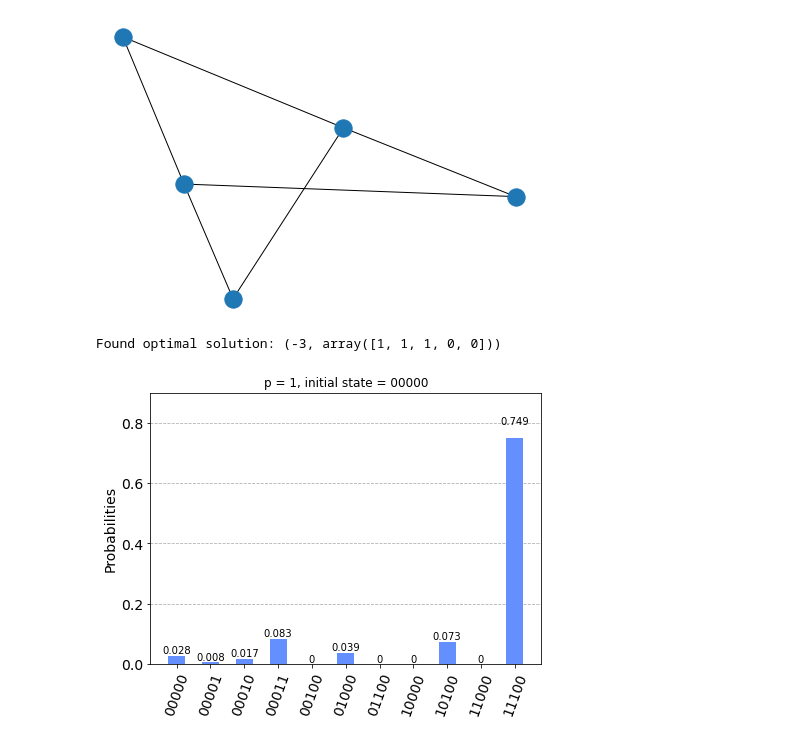
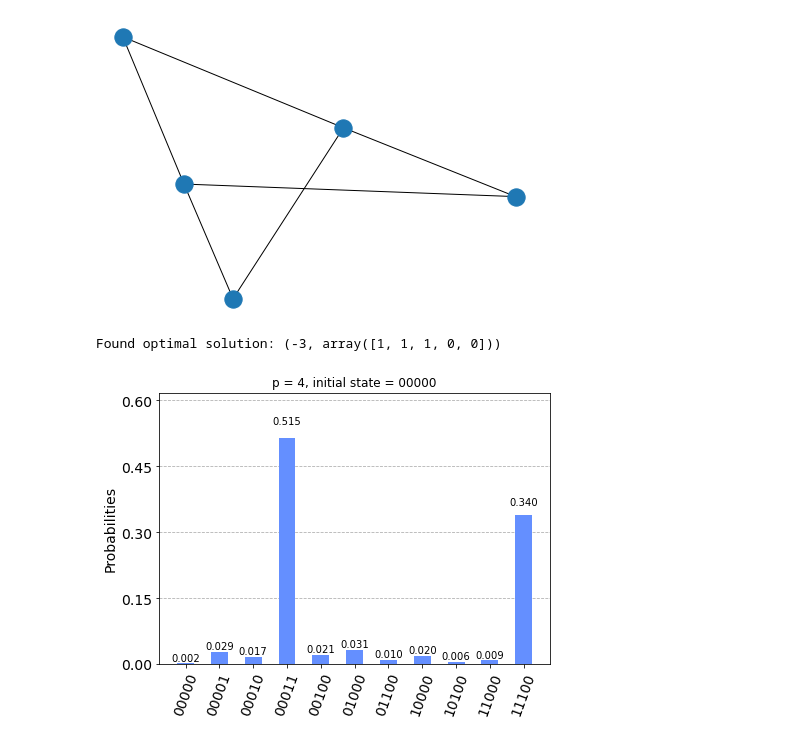
Before and after one commit to rsln-s/variationaltoolkit, a Jupyter notebook: examples/ansatz_comparison_demo.ipynb, the cells around one changed output. Cells and saved outputs as stored; diff of their text form; code cells hidden in the pictures.

```diff
--- a/examples/ansatz_comparison_demo.ipynb
+++ b/examples/ansatz_comparison_demo.ipynb
@@ -15,7 +15,7 @@ nx.draw(G)
 # %%
 from qiskit.tools.visualization import plot_histogram
 counts, res = stuart_one_run(4, G)
-plot_histogram(counts, title= 'p = ' + str(1) + ', initial state = 00000')
+plot_histogram(counts, title= 'p = ' + str(4) + ', initial state = 00000')
 # %% [output]
 Found optimal solution: (-3, array([1, 1, 1, 0, 0]))
-[figure, old version]
+[figure, new version]
```
Also changed, not shown: 1 other file.
